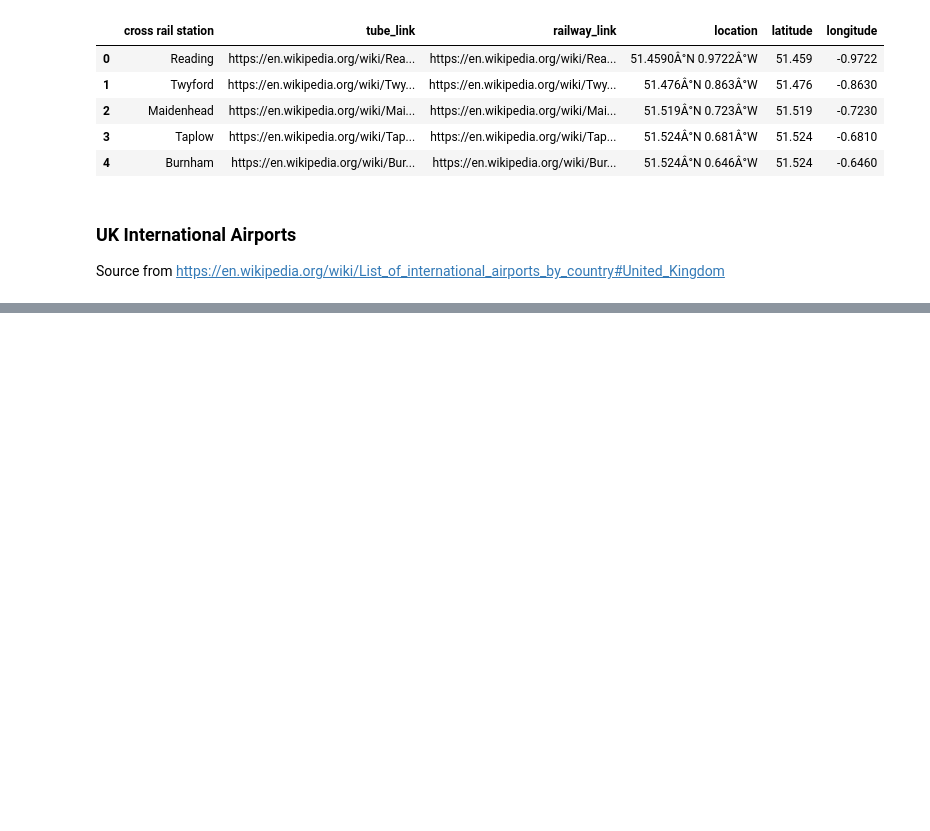
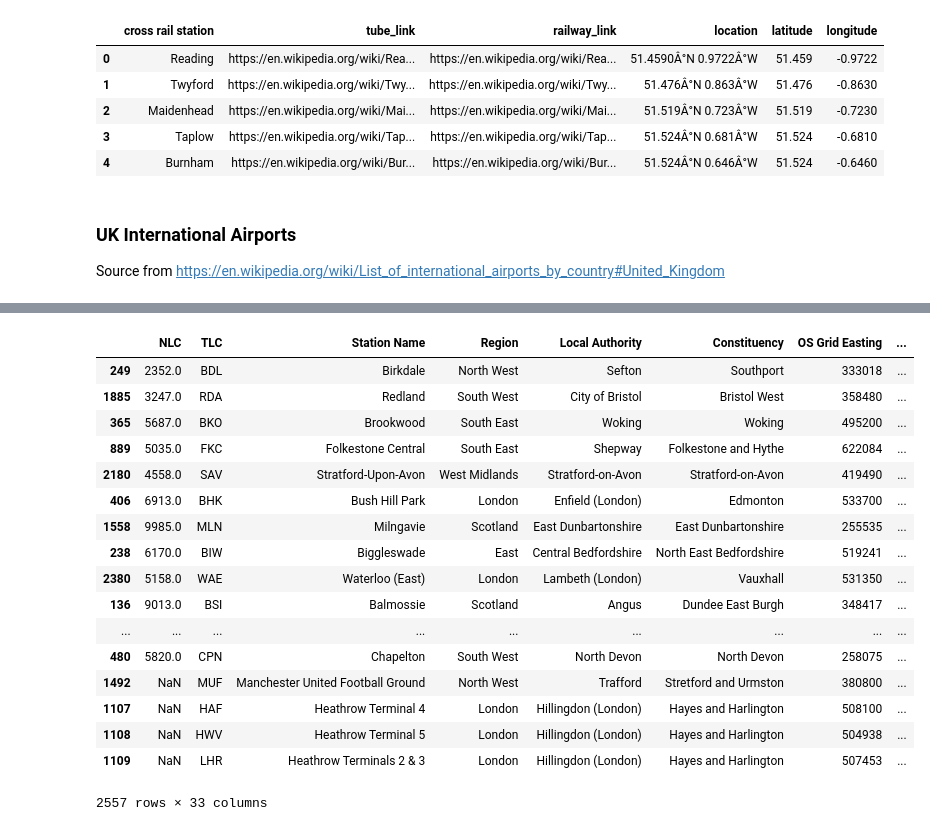
Before and after one commit to omeyrick/PlacesToLive, a Jupyter notebook: Jupyter - PlacesToLive.ipynb, the cells around one changed output, grey strips where cells are left out. Saved outputs shown, nothing was run; the diff lists cells and outputs as text; code cells hidden in the pictures; blank space fills up the shorter version.

```diff
--- a/Jupyter - PlacesToLive.ipynb
+++ b/Jupyter - PlacesToLive.ipynb
@@ -326,3 +326,10 @@ fig = dict(data=data, layout=layout)
 py.iplot(fig, filename='Places to live')
 # %% [output]
 [interactive output not drawn]
+# %%
+df_stations = pd.read_csv("/Users/OliverM/Code/PlacesToLive/data/Base_data/station_data.csv")
+# %%
+df_stations['1516 Entries & Exits'] = df_stations['1516 Entries & Exits'].str.replace(',' , '')
+df_stations['1516 Entries & Exits'] = df_stations['1516 Entries & Exits'].str.replace(':' , '')
+#df_stations['1516 Entries & Exits'] = df_stations['1516 Entries & Exits'].astype('float')
+df_stations.info()
@@ -328,0 +354,21 @@ py.iplot(fig, filename='Places to live')
+# %%
+df_stations.sort_values(by='1516 Entries & Exits', ascending=False)
+# %% [output]
+|  | NLC | TLC | Station Name | Region | Local Authority | Constituency | OS Grid Easting | ... |
+| 249 | 2352.0 | BDL | Birkdale | North West | Sefton | Southport | 333018 | ... |
+| 1885 | 3247.0 | RDA | Redland | South West | City of Bristol | Bristol West | 358480 | ... |
+| 365 | 5687.0 | BKO | Brookwood | South East | Woking | Woking | 495200 | ... |
+| 889 | 5035.0 | FKC | Folkestone Central | South East | Shepway | Folkestone and Hythe | 622084 | ... |
+| 2180 | 4558.0 | SAV | Stratford-Upon-Avon | West Midlands | Stratford-on-Avon | Stratford-on-Avon | 419490 | ... |
+| 406 | 6913.0 | BHK | Bush Hill Park | London | Enfield (London) | Edmonton | 533700 | ... |
+| 1558 | 9985.0 | MLN | Milngavie | Scotland | East Dunbartonshire | East Dunbartonshire | 255535 | ... |
+| 238 | 6170.0 | BIW | Biggleswade | East | Central Bedfordshire | North East Bedfordshire | 519241 | ... |
+| 2380 | 5158.0 | WAE | Waterloo (East) | London | Lambeth (London) | Vauxhall | 531350 | ... |
+| 136 | 9013.0 | BSI | Balmossie | Scotland | Angus | Dundee East Burgh | 348417 | ... |
+| ... | ... | ... | ... | ... | ... | ... | ... | ... |
+| 480 | 5820.0 | CPN | Chapelton | South West | North Devon | North Devon | 258075 | ... |
+| 1492 | NaN | MUF | Manchester United Football Ground | North West | Trafford | Stretford and Urmston | 380800 | ... |
+| 1107 | NaN | HAF | Heathrow Terminal 4 | London | Hillingdon (London) | Hayes and Harlington | 508100 | ... |
+| 1108 | NaN | HWV | Heathrow Terminal 5 | London | Hillingdon (London) | Hayes and Harlington | 504938 | ... |
+| 1109 | NaN | LHR | Heathrow Terminals 2 & 3 | London | Hillingdon (London) | Hayes and Harlington | 507453 | ... |
+2557 rows × 33 columns
```
Also changed, not shown: parts of 9 cells of this notebook, 1 other file.
